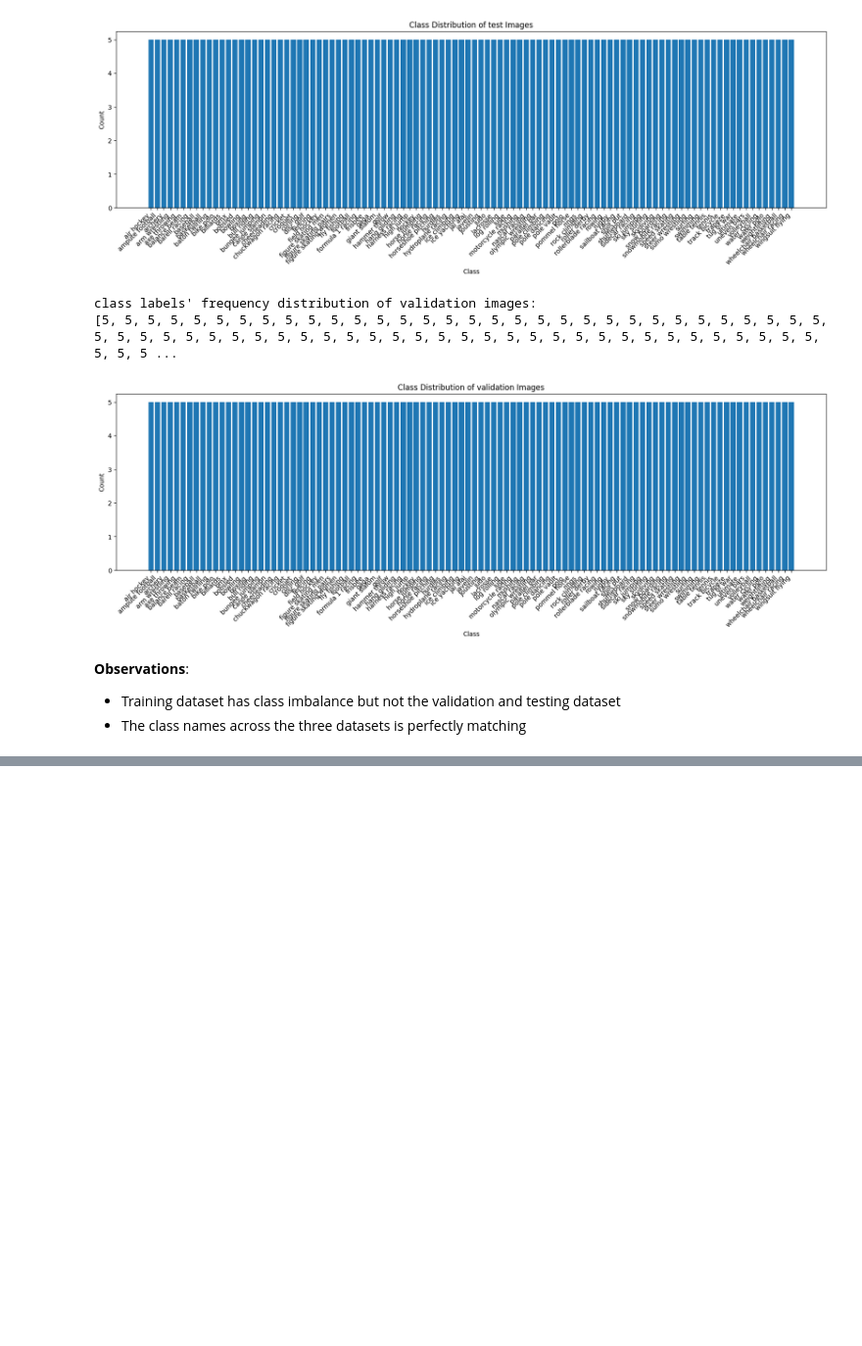
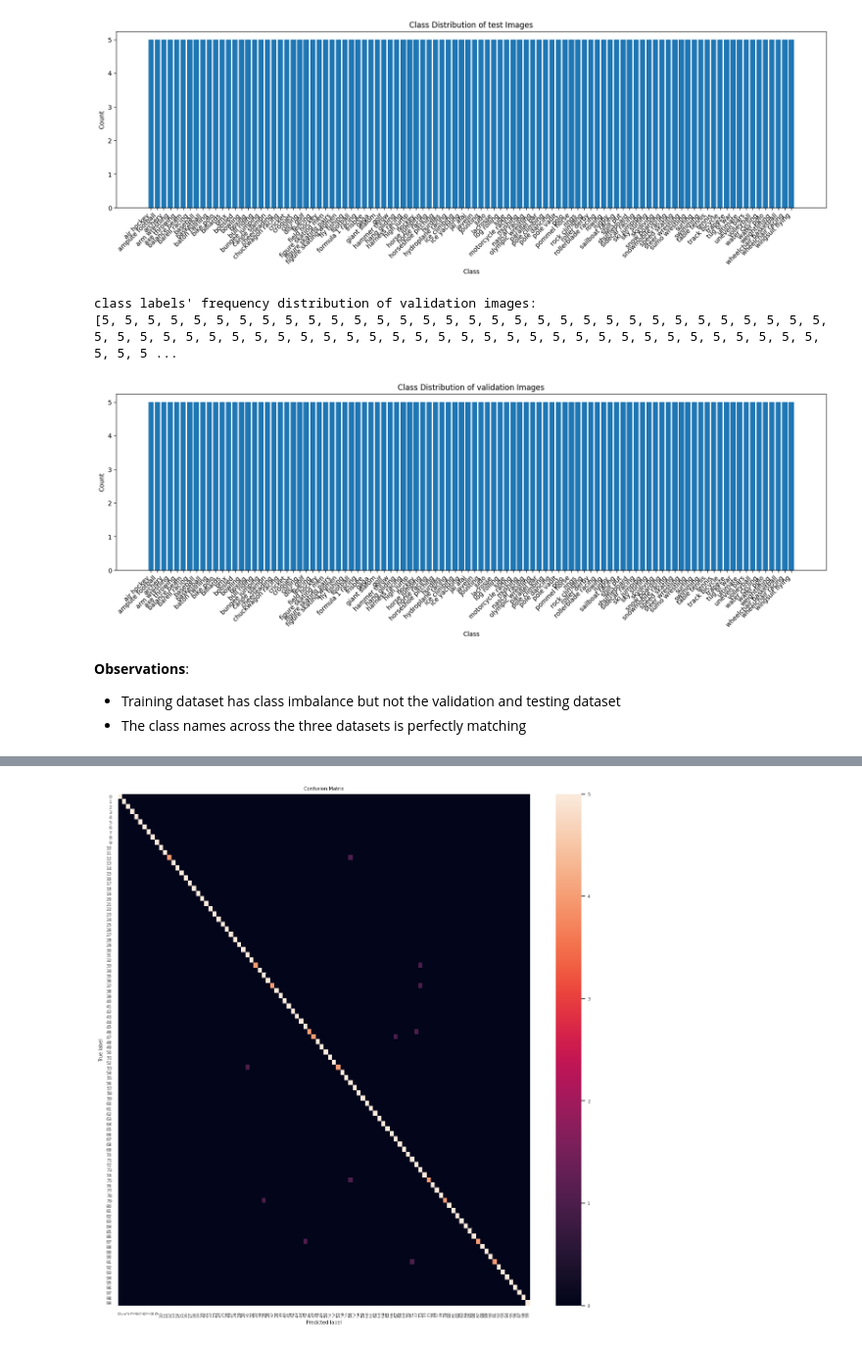
Before and after one commit to sandeep2995/sports-image-classification, a Jupyter notebook: sports_image_classification.ipynb, the cells around one changed output, grey strips where cells are left out. Shown at 98% size. Cells and saved outputs as stored; diff of their text form; code cells hidden in the pictures; blank space fills up the shorter version.

```diff
--- a/sports_image_classification.ipynb
+++ b/sports_image_classification.ipynb
@@ -81,0 +110,5 @@ assert train.class_names == test.class_names == valid.class_names
+# %%
+# register the custom metric function
+with tf.keras.utils.custom_object_scope({'F1_score': F1_score}):
+    # load the pre-trained model
+    model = tf.keras.models.load_model(DATA_DIR+'EfficientNetB0-100-(224 X 224)- 98.40.h5')
@@ -81,0 +158,18 @@ assert train.class_names == test.class_names == valid.class_names
+# %%
+def predict(df):
+    predictions = []
+    true_labels = []
+    for images, labels in df:
+        images = tf.keras.applications.efficientnet.preprocess_input(images) # preprocess the batch of images
+        batch_predictions = model.predict(images) # Predict on the batch
+
+        # apend batch predictions and true labels to lists
+        predictions.extend(np.argmax(batch_predictions, axis=1)) # np.argmax converts softmax output to labels
+        true_labels.extend(labels.numpy())
+    return (true_labels, predictions)
+# %%
+y_true, y_pred = predict(test)
+f1_score = F1_score(y_true, y_pred)
+print(f"\nF1-score on the TEST dataset: {f1_score}\n\n")
+print(f"\nF1-score on the VALIDATION dataset: {F1_score(*predict(valid))}\n\n")
+print(f"\nF1-score on the TRAINING dataset: {F1_score(*predict(train))}\n\n")
@@ -81,0 +194,21 @@ assert train.class_names == test.class_names == valid.class_names
+# %%
+def plot_confusion_matrix(y_true, y_pred):
+    cm = confusion_matrix(y_true, y_pred)
+
+    num_classes = cm.shape[0]  # number of classes
+
+    plt.figure(figsize=(14, 14))
+    sns.set(font_scale=0.6)  # adjust font size if needed
+    # sns.heatmap(cm, annot=True, fmt='d', cmap='Blues', cbar=False)  # use it for annotating the individual cells as well
+    sns.heatmap(cm)
+
+    plt.title('Confusion Matrix')
+    plt.xlabel('Predicted label')
+    plt.ylabel('True label')
+    plt.xticks(np.arange(num_classes) + 0.5, range(num_classes), rotation=90)
+    plt.yticks(np.arange(num_classes) + 0.5, range(num_classes))
+    plt.show()
+# %%
+plot_confusion_matrix(y_true, y_pred)
+# %% [output]
+[figure, added]
```
Also changed, not shown: parts of 10 cells of this notebook.
